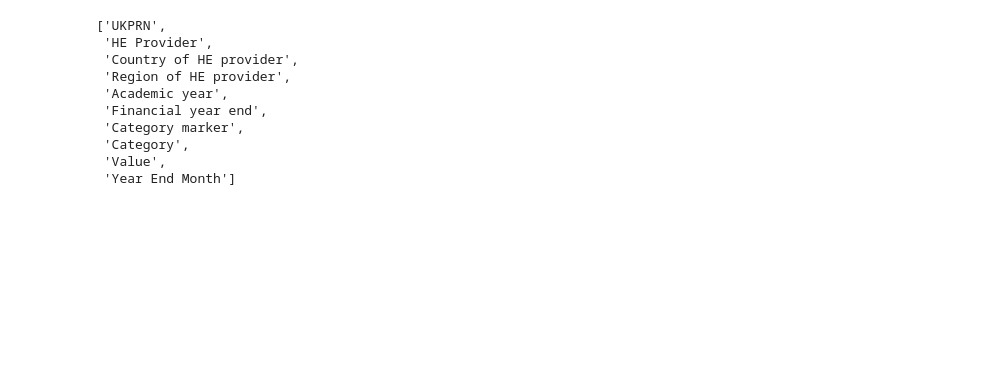
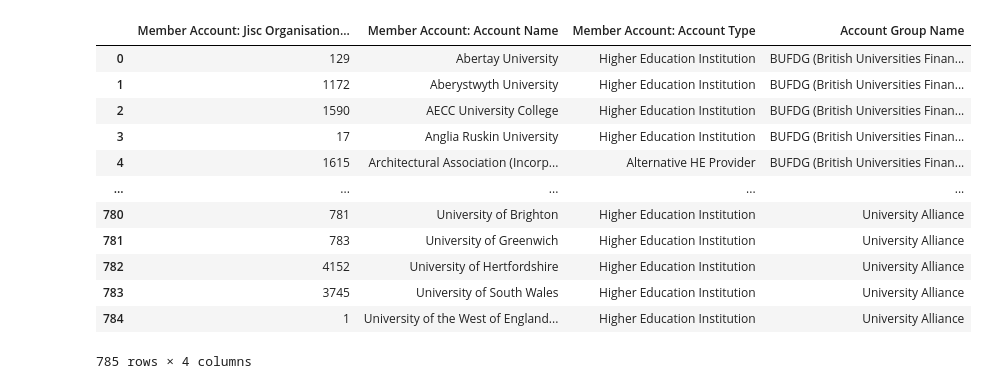
Before and after one commit to stephtuo/Useful, a Jupyter notebook: prepare data.ipynb, the cells around one changed output. Drawn from its saved outputs; the diff is of its cells as text; code cells hidden in the pictures; blank space fills up the shorter version.

```diff
--- a/prepare data.ipynb
+++ b/prepare data.ipynb
@@ -43,47 +64,81 @@ print(prev_year_2)
 # %%
 #-----------------------------------------------#
 #    Import raw datasets as pandas dataframes   #
 #-----------------------------------------------#
 
 # keep relevant columns
-crm_data = pd.read_csv(crm, engine = 'python').loc[:, ['Account Name',
+crm_data = pd.read_csv(crm, engine = 'python', dtype={'UKPRN': str}, keep_default_na=False).loc[:, [
+                                                       'Account Name',
                                                        'Jisc Organisational ID',
                                                        'UKPRN',
                                                        'Jisc sector',
                                                        'Billing Country',
                                                        'Geographical Region']]
+crm_data = crm_data[(crm_data['UKPRN'] != "")]
 
-esfa_data = pd.read_csv(esfa, engine = 'python').loc[:, ['UKPRN',
-#                                                          'College name',
+esfa_data = pd.read_csv(esfa, engine = 'python', dtype={'UKPRN': str}, keep_default_na=False).loc[:, ['UKPRN',
+#                                                         'College name',
                                                          'Total ESFA and Office for Students funded learners',
-                                                         'Staff costs',
+                                                         'Total staff_FTE_Number',
+                                                         # Expenditure variables
                                                          'Other operating expenses',
                                                          'Total Expenditure',
-                                                         'Total staff_FTE_Number',
+                                                         'Staff costs',
+                                                         # Income variables
                                                          'Total Income',
                                                          'Other grants and contracts',
                                                          'Endowment and investment income',
                                                          'Funding body grants',
                                                          'Other income',
                                                          'Tuition fees and education contracts']]
 
-hesa_data = pd.read_csv(hesa, engine = 'python',header=[17]).loc[:, ['UKPRN','Total']]
+hesa_data = pd.read_csv(hesa, engine = 'python', dtype={'UKPRN': str}, keep_default_na=False,header=[17]).loc[:,
+                                                                                                              ['UKPRN',
+                                                                                                               'Total']]
 
-hesafin_data = pd.read_csv(hesafinance, engine = 'python',header=[12])
-hesafin_data = hesafin_data.rename (columns={"Value(Â£000s)":"Value"})
+hesafin_data = pd.read_csv(hesafinance, engine = 'python', dtype={'UKPRN': str}, keep_default_na=False,header=[14]).loc[:,[
+                                                                             'UKPRN',
+                                                                           # Income variables
+                                                                             'Tuition fees and education contracts',
+                                                                             'Funding body grants',
+                                                                             'Research grants and contracts',
+                                                                             'Other income',
+                                                                             'Investment income',
+                                                                             'Donations and endowments',
+                                                                             'Total income',
+                                                                           # Expenditure variables
+                                                                             'Staff costs',
+                                                                             'Restructuring costs',
+                                                                             'Other operating expenses',
+                                                                             'Depreciation and amortisation',
+                                                                             'Interest and other finance costs',
+                                                                             'Total expenditure']]
 
-list(hesafin_data)
-# hesafin_data.head()
-# esfa_data.head()
-# hesa_data.head()
+hesafin_prev_data = pd.read_csv(hesafin_prev, engine = 'python',
+                                dtype={'UKPRN': str},
+                                keep_default_na=False,header=[12])
+
+hesafin_prev_data = hesafin_prev_data.rename (columns={"Value(Â£000s)":"Value"})
+
+mission_g = pd.read_csv(MG, engine = 'python',
+                                dtype={'UKPRN': str},
+                                keep_default_na=False,header=[0])
+
+# display(hesafin_prev_data)
+display(mission_g)
+# display(hesa_data)
+# display(hesafin_data)
 # %% [output]
+|  | Member Account: Jisc Organisation... | Member Account: Account Name | Member Account: Account Type | Account Group Name |
+| 0 | 129 | Abertay University | Higher Education Institution | BUFDG (British Universities Finan... |
+| 1 | 1172 | Aberystwyth University | Higher Education Institution | BUFDG (British Universities Finan... |
+| 2 | 1590 | AECC University College | Higher Education Institution | BUFDG (British Universities Finan... |
+| 3 | 17 | Anglia Ruskin University | Higher Education Institution | BUFDG (British Universities Finan... |
+| 4 | 1615 | Architectural Association (Incorp... | Alternative HE Provider | BUFDG (British Universities Finan... |
+| ... | ... | ... | ... | ... |
+| 780 | 781 | University of Brighton | Higher Education Institution | University Alliance |
+| 781 | 783 | University of Greenwich | Higher Education Institution | University Alliance |
+| 782 | 4152 | University of Hertfordshire | Higher Education Institution | University Alliance |
+| 783 | 3745 | University of South Wales | Higher Education Institution | University Alliance |
+| 784 | 1 | University of the West of England... | Higher Education Institution | University Alliance |
-['UKPRN',
- 'HE Provider',
- 'Country of HE provider',
- 'Region of HE provider',
- 'Academic year',
- 'Financial year end',
- 'Category marker',
- 'Category',
- 'Value',
- 'Year End Month']
+785 rows × 4 columns
```
Also changed, not shown: parts of 13 cells of this notebook.
